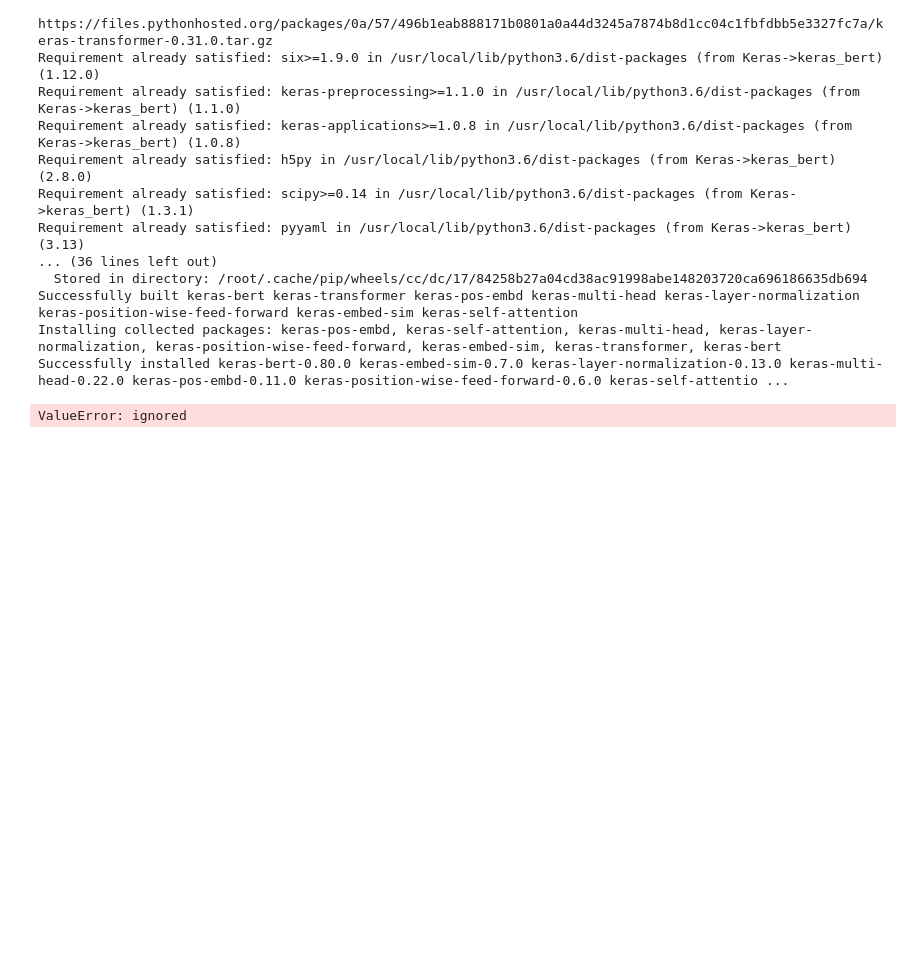
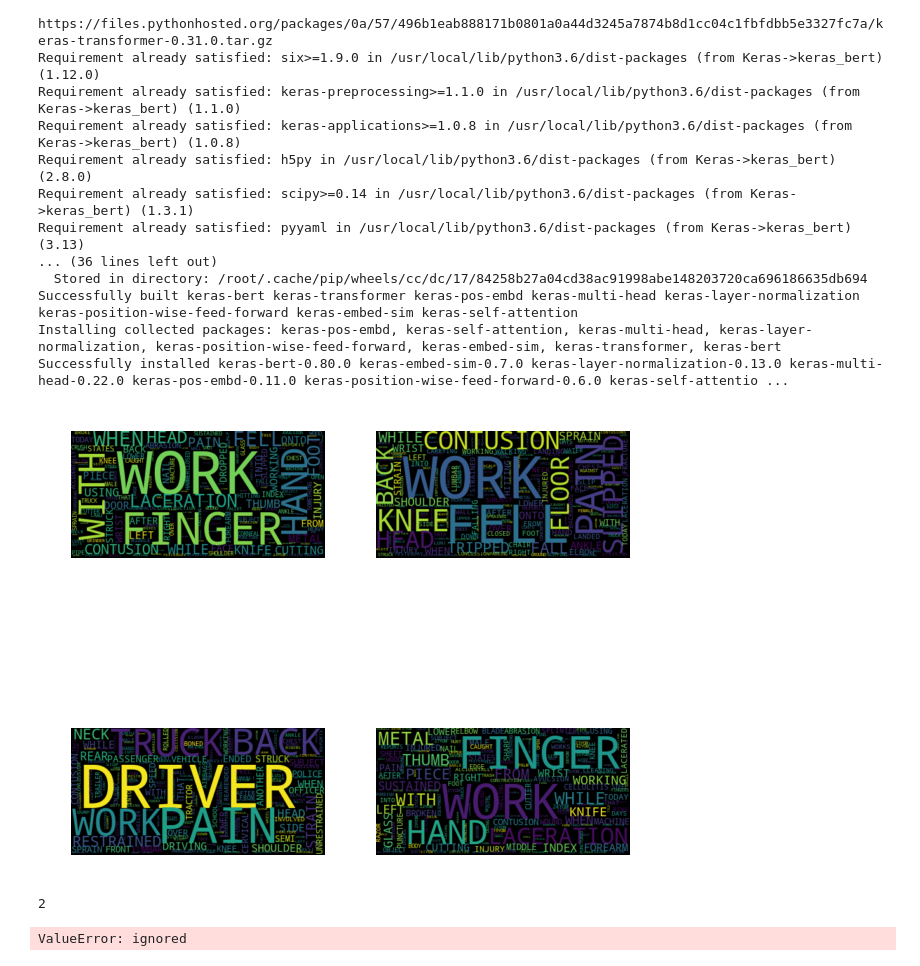
Before and after one commit to acmilannesta/Bert-embedding, a Jupyter notebook: CDC/CDC.ipynb, the cells around one changed output. Drawn from its saved outputs; the diff is of its cells as text; code cells hidden in the pictures; blank space fills up the shorter version.

```diff
--- a/CDC/CDC.ipynb
+++ b/CDC/CDC.ipynb
@@ -106,6 +106,33 @@ train['event_idx'] = train.event.map({y:x for x, y in enumerate(np.sort(train.ev
 # X_train, X_val, y_train, y_val = train_test_split(train[['text', 'weight']], train['event'], test_size=0.2, random_state=0)
 # train_data = list(zip(X_train['text'], X_train['weight'], y_train))
 # valid_data = list(zip(X_val['text'], X_val['weight'], y_val))
+# %%
+train['text_grouped'] = train.groupby('event')['text'].transform(lambda x: ' '.join(x))
+# %%
+x = train[['event', 'text_grouped', 'weight']].drop_duplicates('event').sort_values('weight', ascending=False)
+# %%
+# from itertools import groupby
+# from wordcloud import WordCloud
+# import matplotlib.pyplot as plt
+f, ax = plt.subplots(2, 2, figsize=(10, 10))
+for seq in range(4):
+  string = x.loc[seq, 'text_grouped'].split(' ')
+  counts = [(len(list(c)),i) for i,c in groupby(sorted(string)) if len(i)>3]      # Create value-count pairs as list of tuples
+  counts_dict = {x[1]:x[0] for x in counts}
+
+  wordcloud = WordCloud(margin=0, collocations=False).generate_from_frequencies(counts_dict)
+
+  ax[seq//2, seq%2].imshow(wordcloud, interpolation='bilinear')
+  ax[seq//2, seq%2].set_title('event:'+str(x.loc[seq, 'event']), fontsize=16, color='white')
+  ax[seq//2, seq%2].set_axis_off()
+  ax[seq//2, seq%2].margins(x=0, y=0)
+  # plt.savefig('e:\\wordcloud_shanghai.jpg')
+# %% [output]
+[figure, added]
+# %%
+5//2
+# %% [output]
+2
 # %%
 def convert_data(data_df):
     global tokenizer
```
